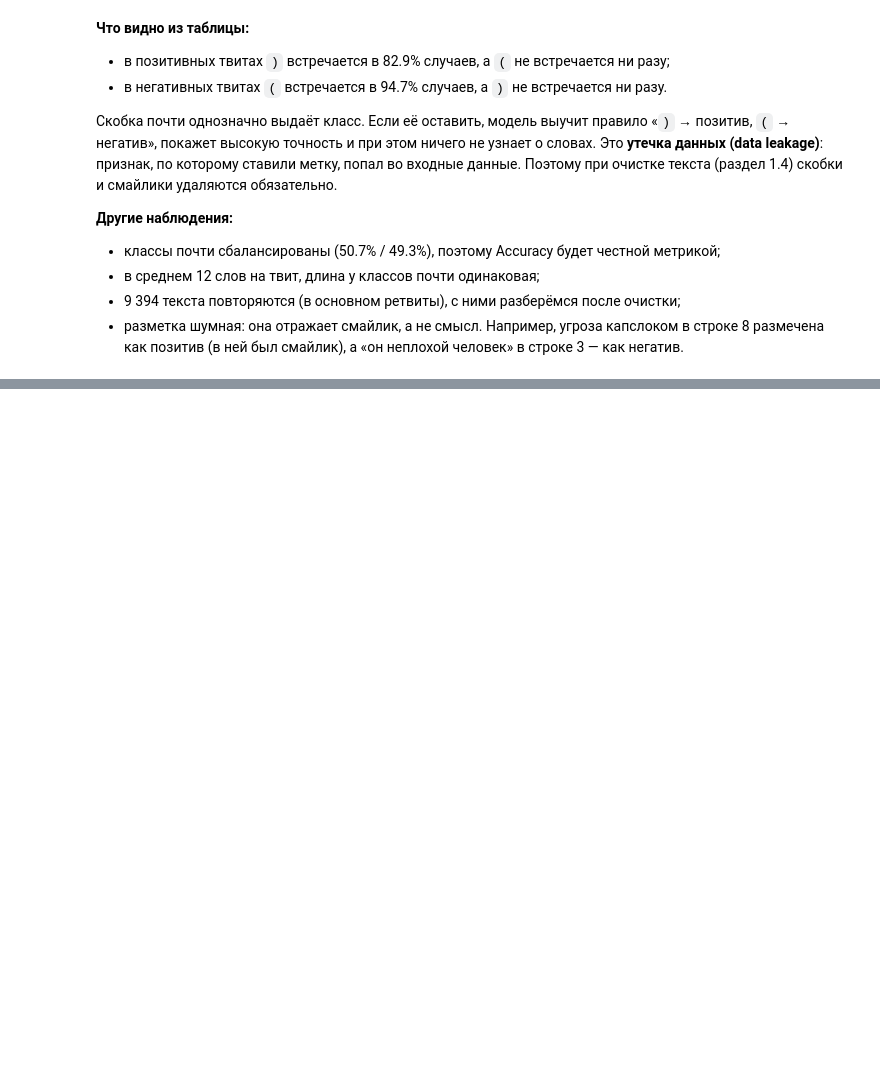
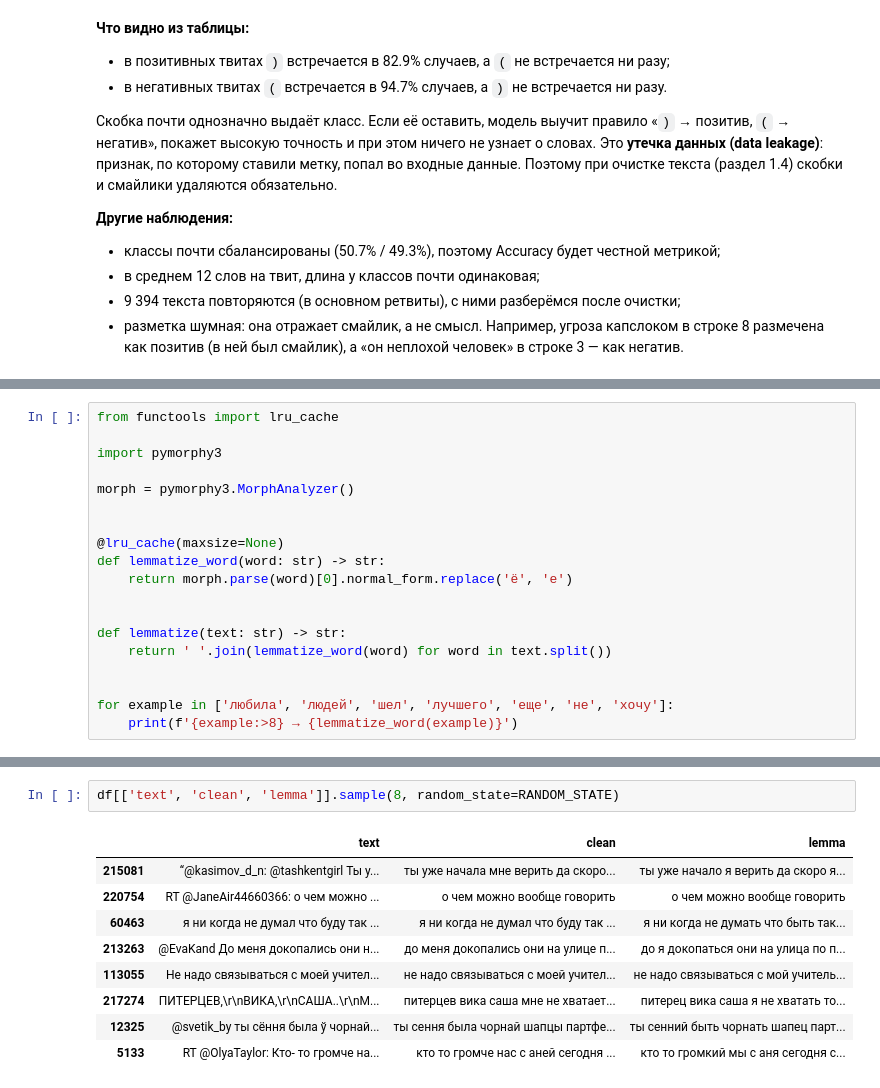
Before and after one commit to Andrey-Yurchuk/sentiment-analysis, a Jupyter notebook: notebooks/sentiment_tfidf_mlp.ipynb, the cells around one changed output, grey strips where cells are left out. Saved outputs shown, nothing was run; the diff lists cells and outputs as text; blank space fills up the shorter version.

```diff
--- a/notebooks/sentiment_tfidf_mlp.ipynb
+++ b/notebooks/sentiment_tfidf_mlp.ipynb
@@ -184,0 +270,19 @@ brackets
+# %%
+from functools import lru_cache
+
+import pymorphy3
+
+morph = pymorphy3.MorphAnalyzer()
+
+
+@lru_cache(maxsize=None)
+def lemmatize_word(word: str) -> str:
+    return morph.parse(word)[0].normal_form.replace('ё', 'е')
+
+
+def lemmatize(text: str) -> str:
+    return ' '.join(lemmatize_word(word) for word in text.split())
+
+
+for example in ['любила', 'людей', 'шел', 'лучшего', 'еще', 'не', 'хочу']:
+    print(f'{example:>8} → {lemmatize_word(example)}')
@@ -184,0 +306,12 @@ brackets
+# %%
+df[['text', 'clean', 'lemma']].sample(8, random_state=RANDOM_STATE)
+# %% [output]
+|  | text | clean | lemma |
+| 215081 | “@kasimov_d_n: @tashkentgirl Ты у... | ты уже начала мне верить да скоро... | ты уже начало я верить да скоро я... |
+| 220754 | RT @JaneAir44660366: о чем можно ... | о чем можно вообще говорить | о чем можно вообще говорить |
+| 60463 | я ни когда не думал что буду так ... | я ни когда не думал что буду так ... | я ни когда не думать что быть так... |
+| 213263 | @EvaKand До меня докопались они н... | до меня докопались они на улице п... | до я докопаться они на улица по п... |
+| 113055 | Не надо связываться с моей учител... | не надо связываться с моей учител... | не надо связываться с мой учитель... |
+| 217274 | ПИТЕРЦЕВ,\r\nВИКА,\r\nСАША..\r\nМ... | питерцев вика саша мне не хватает... | питерец вика саша я не хватать то... |
+| 12325 | @svetik_by ты сёння была ў чорнай... | ты сення была чорнай шапцы партфе... | ты сенний быть чорнать шапец парт... |
+| 5133 | RT @OlyaTaylor: Кто- то громче на... | кто то громче нас с аней сегодня ... | кто то громкий мы с аня сегодня с... |
```
Also changed, not shown: parts of 12 cells of this notebook.
